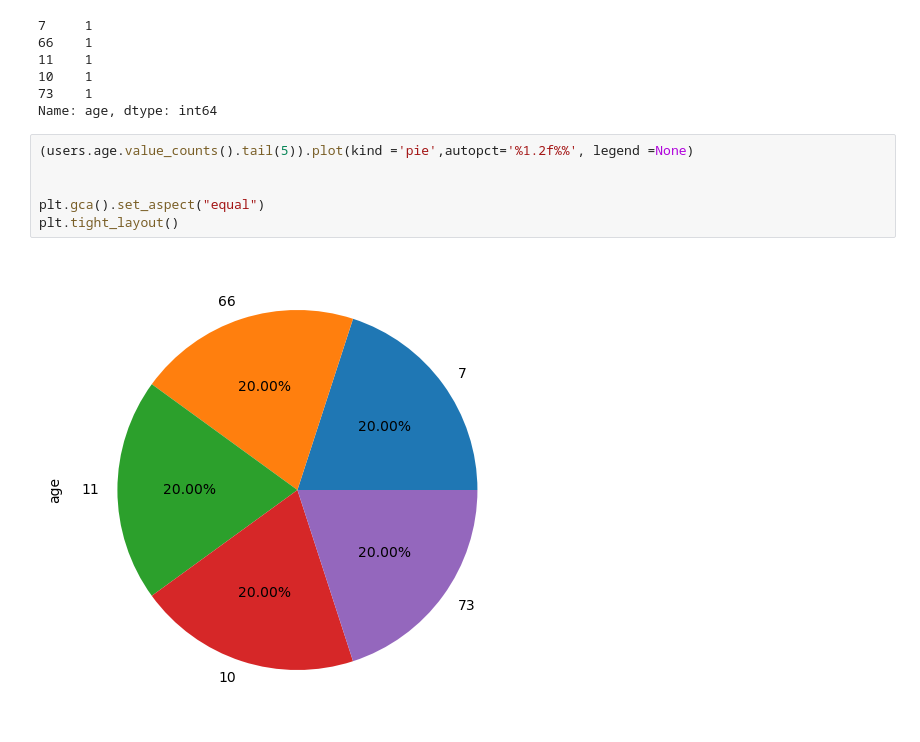
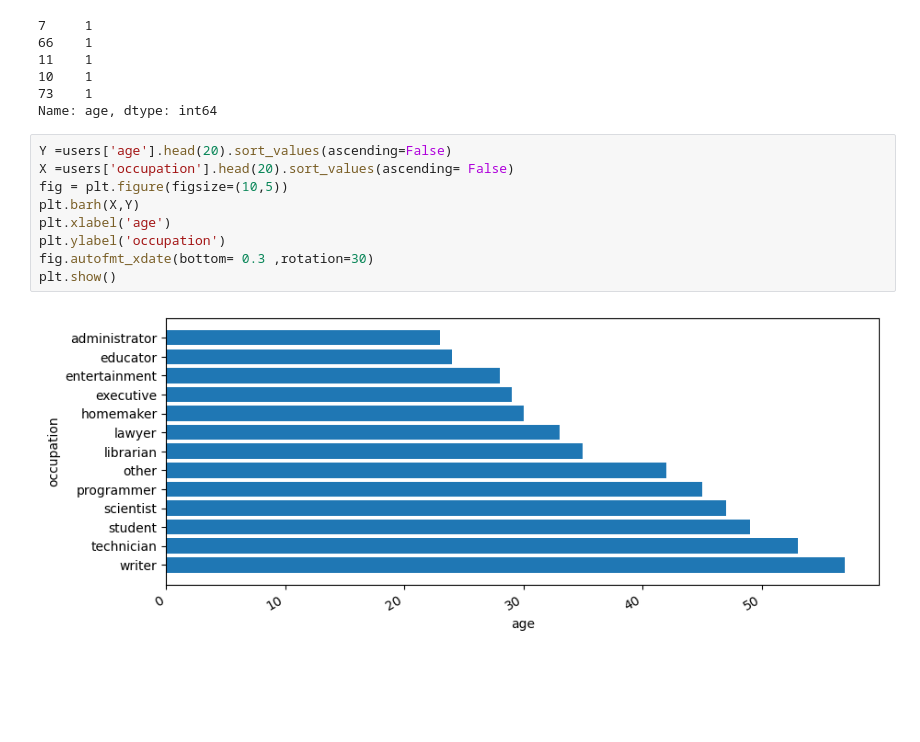
Before and after one commit to samson6702/pandas_exercises, a Jupyter notebook: 01_Getting_&_Knowing_Your_Data/Occupation/Exercises.ipynb, the cells around one changed output. Saved outputs shown, nothing was run; the diff lists cells and outputs as text; blank space fills up the shorter version.

```diff
--- a/01_Getting_&_Knowing_Your_Data/Occupation/Exercises.ipynb
+++ b/01_Getting_&_Knowing_Your_Data/Occupation/Exercises.ipynb
@@ -242,11 +249,14 @@ users.age.value_counts().tail()
 10    1
 73    1
 Name: age, dtype: int64
-# %%
-(users.age.value_counts().tail(5)).plot(kind ='pie',autopct='%1.2f%%', legend =None)
-
-
-plt.gca().set_aspect("equal")
-plt.tight_layout()
-# %% [output]
-[figure, removed]
+# %%
+Y =users['age'].head(20).sort_values(ascending=False)
+X =users['occupation'].head(20).sort_values(ascending= False)
+fig = plt.figure(figsize=(10,5))
+plt.barh(X,Y)
+plt.xlabel('age')
+plt.ylabel('occupation')
+fig.autofmt_xdate(bottom= 0.3 ,rotation=30)
+plt.show()
+# %% [output]
+[figure, added]
```
Also changed, not shown: parts of 2 cells of this notebook, 13 other files.
